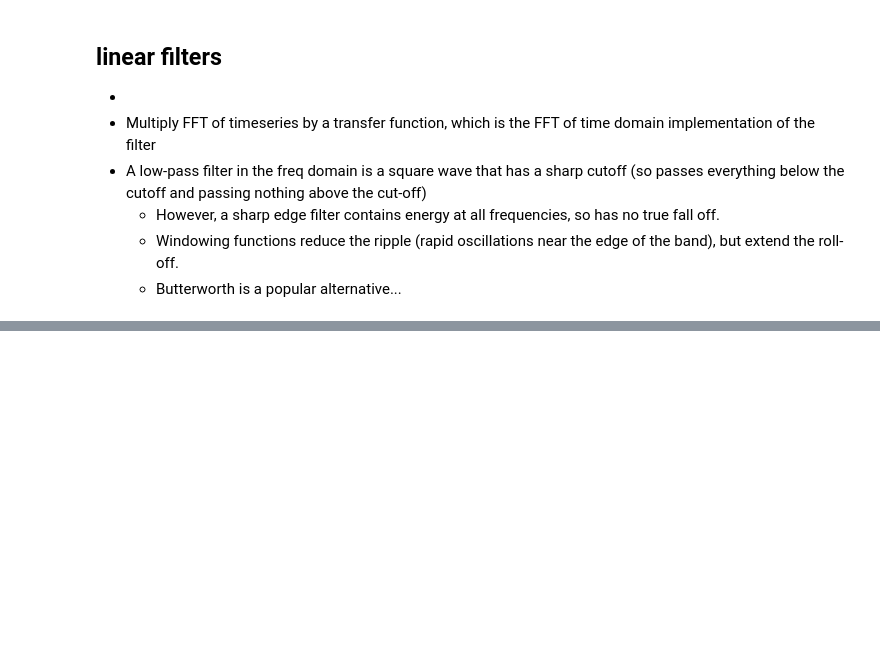
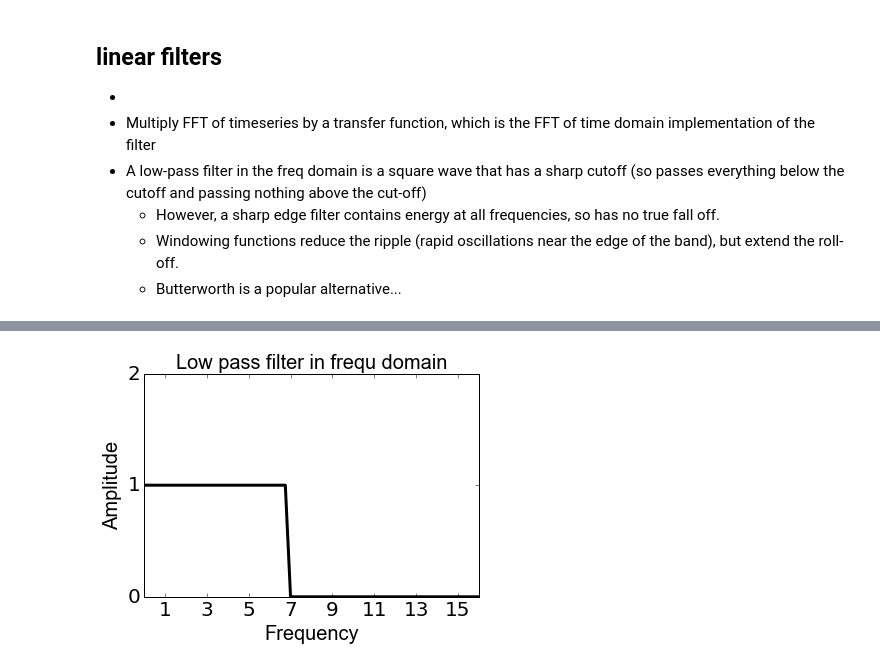
Before and after one commit to TimCSheehan/dev, a Jupyter notebook: Tutorial_060_Filtering_TimeSeries.ipynb, the cells around one changed output, grey strips where cells are left out. Saved outputs shown, nothing was run; the diff lists cells and outputs as text; code cells hidden in the pictures; blank space fills up the shorter version.

Commit message:
update filtering

```diff
--- a/Tutorial_060_Filtering_TimeSeries.ipynb
+++ b/Tutorial_060_Filtering_TimeSeries.ipynb
@@ -24,0 +117,22 @@
+# %%
+# lets pass everything blow 7Hz and cut off everything else
+lowpass_cut = 7
+
+# find the freq in our FFT range that is closest to our desired cutoff point
+cutoff_pnt = np.argmin(np.abs(freq-lowpass_cut))
+
+# make the filter
+lp_filt = np.zeros(len(freq))
+lp_filt[0:cutoff_pnt] = 1
+
+plt.plot(freq, lp_filt, c='k', linewidth=3)
+plt.xlabel('Frequency', **fig_font)
+plt.ylabel('Amplitude', **fig_font)
+plt.xticks(frequs[::2], color='k', size=20)
+plt.yticks((0,1,2), color='k', size=20)
+# set the axis limits
+plt.xlim([0, Hf])
+plt.title('Low pass filter in frequ domain', **fig_font)
+plt.show()
+# %% [output]
+[figure, added]
```
Also changed, not shown: parts of 13 cells of this notebook.
